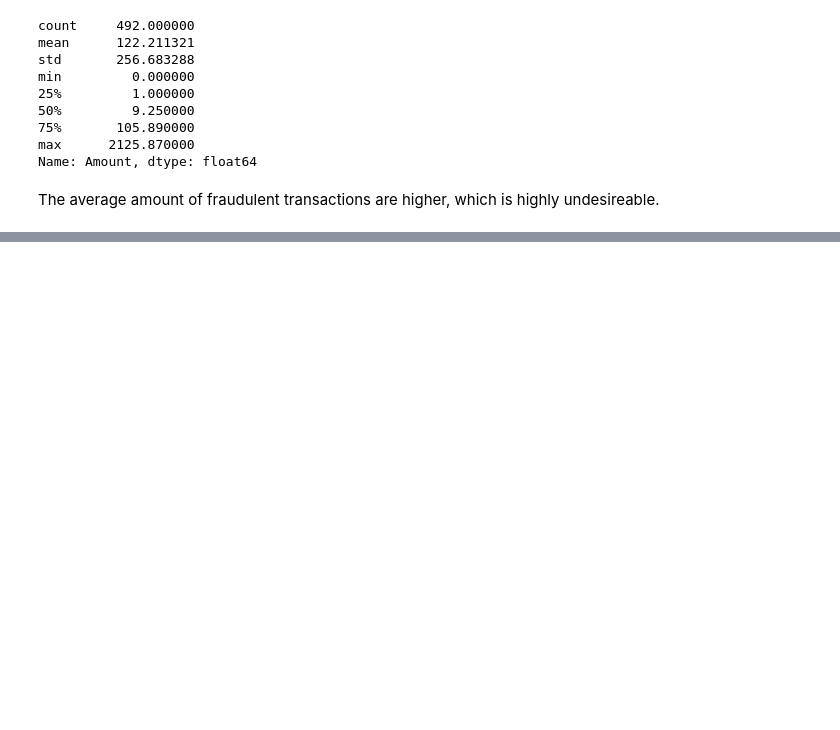
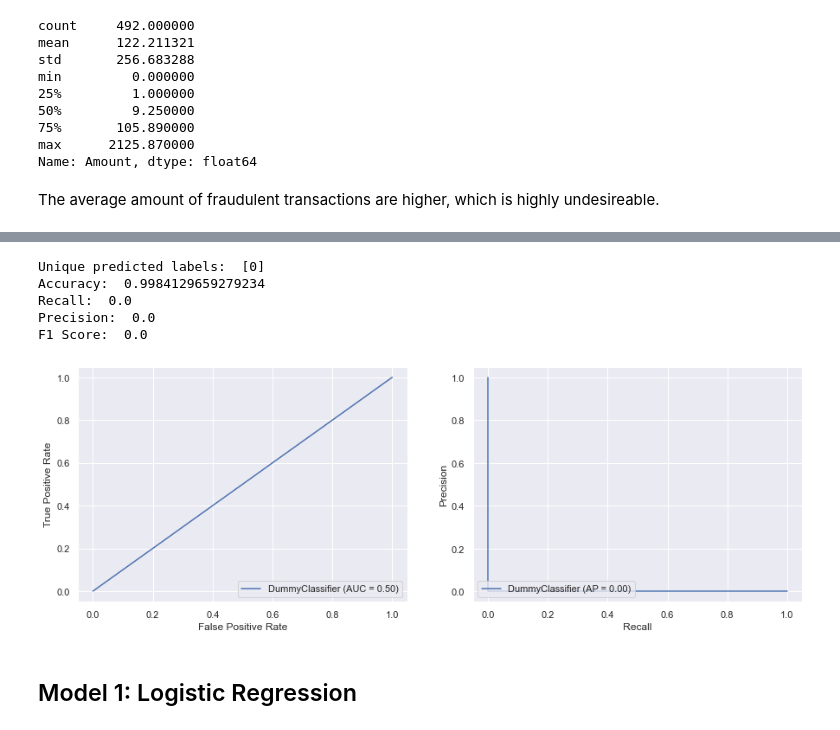
Before and after one commit to chrisjm/Credit-Card-Fraud-Analysis, a Jupyter notebook: notebooks/Capstone Two - Credit Card Fraud.ipynb, the cells around one changed output, grey strips where cells are left out. Cells and saved outputs as stored; diff of their text form; code cells hidden in the pictures; blank space fills up the shorter version.

```diff
--- a/notebooks/Capstone Two - Credit Card Fraud.ipynb
+++ b/notebooks/Capstone Two - Credit Card Fraud.ipynb
@@ -238,0 +243,6 @@ While there is mostly no correlation due to PCA, we do see the following slightl
+# %%
+# Create independant and dependant variables and split
+X = df.drop(['Class'], axis=1)
+y = df.Class
+
+X_train, X_test, y_train, y_test = train_test_split(X, y, random_state=42)
@@ -238,0 +262,19 @@ While there is mostly no correlation due to PCA, we do see the following slightl
+# %%
+from sklearn.metrics import accuracy_score, recall_score, precision_score, f1_score, plot_roc_curve, plot_precision_recall_curve
+
+def visualize_metrics(model, X_test, y_test):
+    fig = plt.figure(figsize=(15,5))
+
+    ax = fig.add_subplot(121)
+    plot_roc_curve(model, X_test, y_test, ax=ax)
+
+    ax = fig.add_subplot(122)
+    plot_precision_recall_curve(model, X_test, y_test, ax=ax)
+
+    plt.show()
+
+
+# probabilities = model.predict_proba(X_test)[:,1]
+# precision, recall, _ = precision_recall_curve(y_test, probabilities)
+# auc_score = auc(recall, precision)
+# print("AUC score: ", auc_score)
@@ -238,0 +294,17 @@ While there is mostly no correlation due to PCA, we do see the following slightl
+# %%
+print('Unique predicted labels: ', (np.unique(model0_pred)))
+print('Accuracy: ', accuracy_score(y_test, model0_pred))
+print('Recall: ', recall_score(y_test, model0_pred))
+print('Precision: ', precision_score(y_test, model0_pred))
+print('F1 Score: ', f1_score(y_test, model0_pred))
+
+visualize_metrics(model0, X_test, y_test)
+# %% [output]
+Unique predicted labels:  [0]
+Accuracy:  0.9984129659279234
+Recall:  0.0
+Precision:  0.0
+F1 Score:  0.0
+[figure, added]
+# %% [markdown]
+## Model 1: Logistic Regression
```
Also changed, not shown: parts of 15 cells of this notebook.
